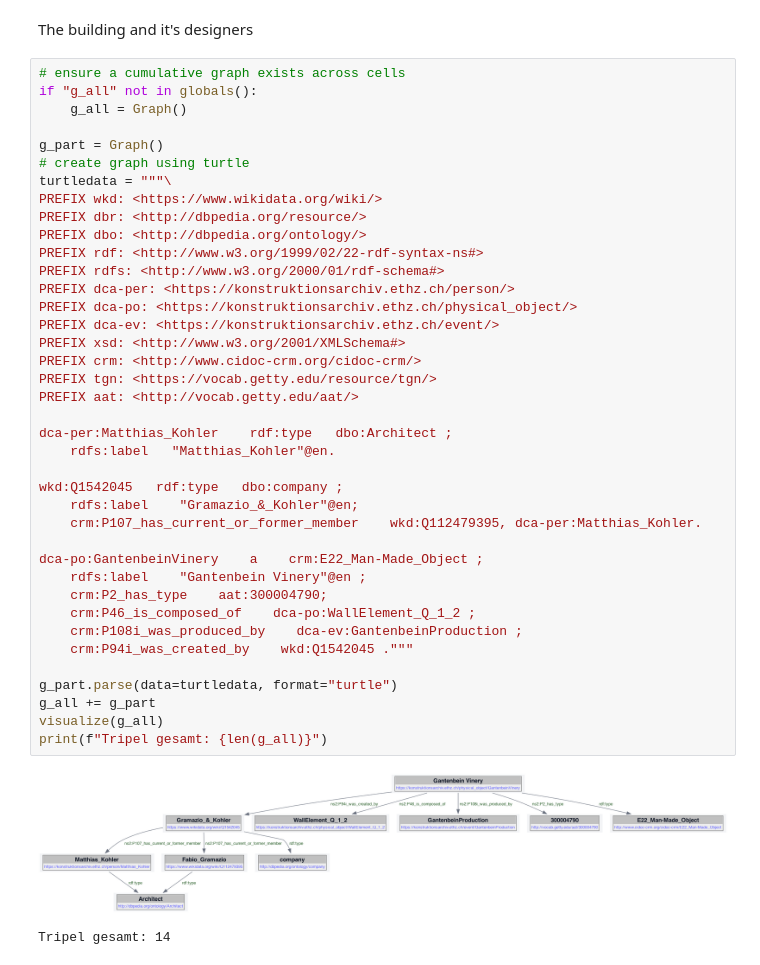
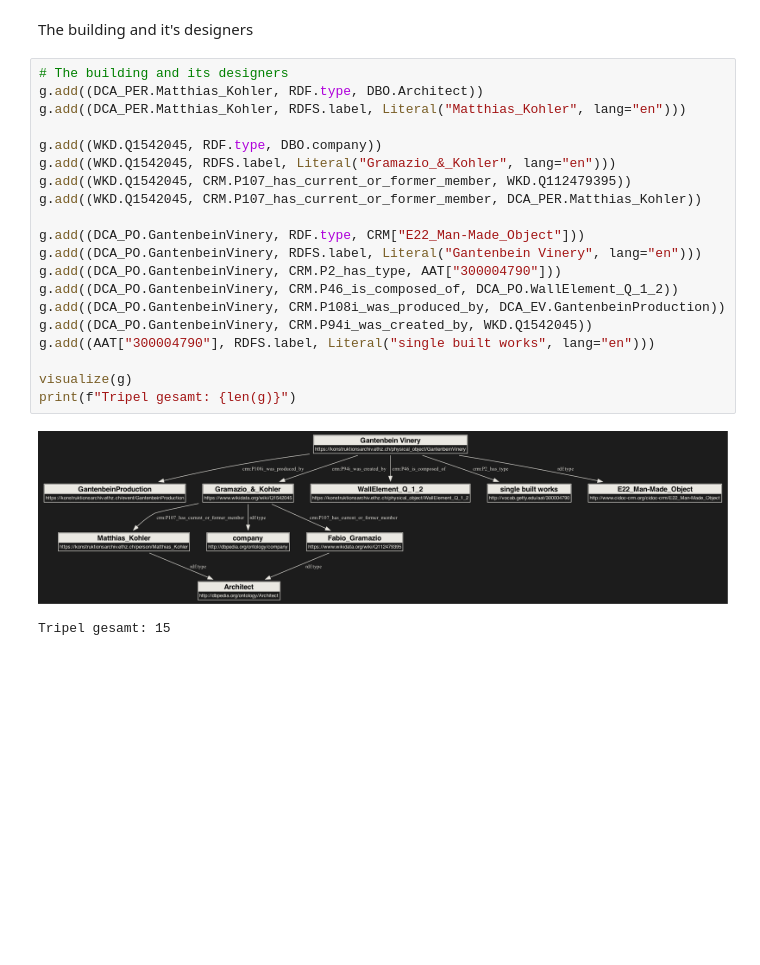
Before and after one commit to AdrianPoellinger/27_DCA_Ingest, a Jupyter notebook: notebooks/DCA_Gantenbein_Knowledge_Graph.ipynb, the cells around one changed output. Saved outputs shown, nothing was run; the diff lists cells and outputs as text; blank space fills up the shorter version.

```diff
--- a/notebooks/DCA_Gantenbein_Knowledge_Graph.ipynb
+++ b/notebooks/DCA_Gantenbein_Knowledge_Graph.ipynb
@@ -113,45 +131,26 @@ Tripel gesamt: 2
 # %% [markdown]
 The building and it's designers
 # %%
-# ensure a cumulative graph exists across cells
-if "g_all" not in globals():
-    g_all = Graph()
+# The building and its designers
+g.add((DCA_PER.Matthias_Kohler, RDF.type, DBO.Architect))
+g.add((DCA_PER.Matthias_Kohler, RDFS.label, Literal("Matthias_Kohler", lang="en")))
 
-g_part = Graph()
-# create graph using turtle
-turtledata = """\
-PREFIX wkd: <https://www.wikidata.org/wiki/>
-PREFIX dbr: <http://dbpedia.org/resource/>
-PREFIX dbo: <http://dbpedia.org/ontology/>
-PREFIX rdf: <http://www.w3.org/1999/02/22-rdf-syntax-ns#>
-PREFIX rdfs: <http://www.w3.org/2000/01/rdf-schema#>
-PREFIX dca-per: <https://konstruktionsarchiv.ethz.ch/person/>
-PREFIX dca-po: <https://konstruktionsarchiv.ethz.ch/physical_object/>
-PREFIX dca-ev: <https://konstruktionsarchiv.ethz.ch/event/>
-PREFIX xsd: <http://www.w3.org/2001/XMLSchema#>
-PREFIX crm: <http://www.cidoc-crm.org/cidoc-crm/>
-PREFIX tgn: <https://vocab.getty.edu/resource/tgn/>
-PREFIX aat: <http://vocab.getty.edu/aat/>
+g.add((WKD.Q1542045, RDF.type, DBO.company))
+g.add((WKD.Q1542045, RDFS.label, Literal("Gramazio_&_Kohler", lang="en")))
+g.add((WKD.Q1542045, CRM.P107_has_current_or_former_member, WKD.Q112479395))
+g.add((WKD.Q1542045, CRM.P107_has_current_or_former_member, DCA_PER.Matthias_Kohler))
 
-dca-per:Matthias_Kohler    rdf:type   dbo:Architect ;
-    rdfs:label   "Matthias_Kohler"@en.
+g.add((DCA_PO.GantenbeinVinery, RDF.type, CRM["E22_Man-Made_Object"]))
+g.add((DCA_PO.GantenbeinVinery, RDFS.label, Literal("Gantenbein Vinery", lang="en")))
+g.add((DCA_PO.GantenbeinVinery, CRM.P2_has_type, AAT["300004790"]))
+g.add((DCA_PO.GantenbeinVinery, CRM.P46_is_composed_of, DCA_PO.WallElement_Q_1_2))
+g.add((DCA_PO.GantenbeinVinery, CRM.P108i_was_produced_by, DCA_EV.GantenbeinProduction))
+g.add((DCA_PO.GantenbeinVinery, CRM.P94i_was_created_by, WKD.Q1542045))
+g.add((AAT["300004790"], RDFS.label, Literal("single built works", lang="en")))
 
-wkd:Q1542045   rdf:type   dbo:company ;
-    rdfs:label    "Gramazio_&_Kohler"@en;
-    crm:P107_has_current_or_former_member    wkd:Q112479395, dca-per:Matthias_Kohler.
-
-dca-po:GantenbeinVinery    a    crm:E22_Man-Made_Object ;
-    rdfs:label    "Gantenbein Vinery"@en ;
-    crm:P2_has_type    aat:300004790;
-    crm:P46_is_composed_of    dca-po:WallElement_Q_1_2 ;
-    crm:P108i_was_produced_by    dca-ev:GantenbeinProduction ;
-    crm:P94i_was_created_by    wkd:Q1542045 ."""
-
-g_part.parse(data=turtledata, format="turtle")
-g_all += g_part
-visualize(g_all)
-print(f"Tripel gesamt: {len(g_all)}")
+visualize(g)
+print(f"Tripel gesamt: {len(g)}")
 # %% [output]
-[figure, old version]
+[figure, new version]
-Tripel gesamt: 14
+Tripel gesamt: 15
 # %%
```
Also changed, not shown: parts of 9 cells of this notebook, 1 other file.
